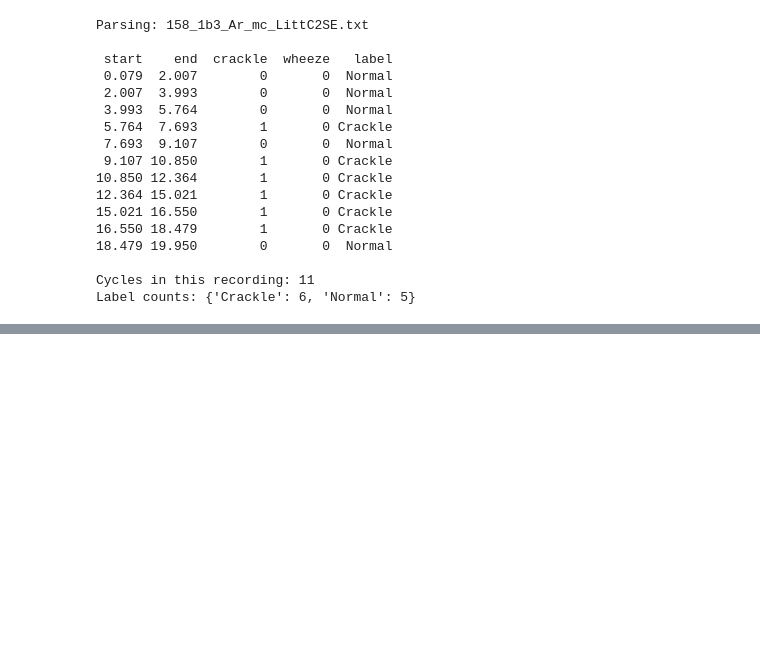
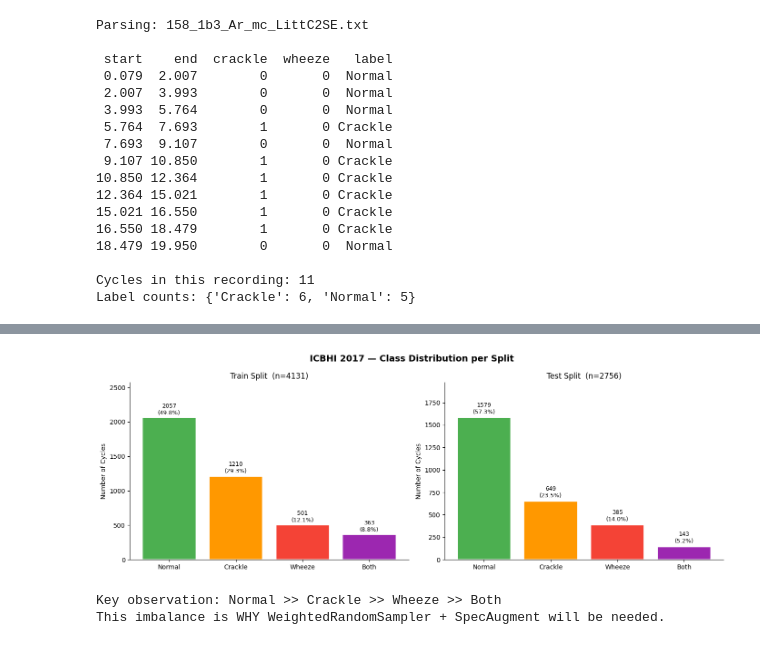
Before and after one commit to luqman-x/Pytorch-Practices, a Jupyter notebook: ICBHI Respiratory Classifier/Data&Audio_Fundementals.ipynb, the cells around one changed output, grey strips where cells are left out. Drawn from its saved outputs; the diff is of its cells as text; code cells hidden in the pictures; blank space fills up the shorter version.

```diff
--- a/ICBHI Respiratory Classifier/Data&Audio_Fundementals.ipynb
+++ b/ICBHI Respiratory Classifier/Data&Audio_Fundementals.ipynb
@@ -312,0 +307,13 @@ Content of /content/icbhi_dataset/raw/ICBHI_challenge_train_test.txt:
+# %%
+import pandas as pd
+
+split_df = pd.read_csv(
+    split_path,
+    sep=r"\s+",
+    header=None,
+    names=["filename", "split"]
+)
+
+print(split_df.head(10))
+print()
+print(split_df["split"].value_counts())
@@ -312,0 +348,5 @@ Content of /content/icbhi_dataset/raw/ICBHI_challenge_train_test.txt:
+# %%
+master_df = build_master_annotation(
+    CONFIG["raw_dir"],
+    CONFIG["splits_file"]
+)
@@ -312,0 +374,57 @@ Content of /content/icbhi_dataset/raw/ICBHI_challenge_train_test.txt:
+# %%
+def plot_class_distribution(master_df: pd.DataFrame):
+    """
+    Plot class counts for train and test splits side by side.
+    """
+    fig, axes = plt.subplots(1, 2, figsize=(14, 5))
+    fig.suptitle("ICBHI 2017 — Class Distribution per Split", fontsize=14, fontweight="bold")
+
+    colors = {
+        "Normal" : "#4CAF50",   # green — healthy
+        "Crackle": "#FF9800",   # orange — abnormal
+        "Wheeze" : "#F44336",   # red — abnormal
+        "Both"   : "#9C27B0",   # purple — most severe
+    }
+
+    for ax, split in zip(axes, ["train", "test"]):
+        split_df = master_df[master_df["split"] == split]
+        counts   = split_df["label"].value_counts()
+
+        # Reorder to match CONFIG["classes"] order
+        counts = counts.reindex(CONFIG["classes"], fill_value=0)
+
+        bars = ax.bar(
+            counts.index,
+            counts.values,
+            color=[colors[c] for c in counts.index],
+            edgecolor="white",
+            linewidth=1.2
+        )
+
+        # Annotate each bar with its count and percentage
+        total = counts.sum()
+        for bar, count in zip(bars, counts.values):
+            pct = 100 * count / total
+            ax.text(
+                bar.get_x() + bar.get_width() / 2,  # x: center of bar
+                bar.get_height() + 30,               # y: just above bar
+                f"{count}\n({pct:.1f}%)",            # label text
+                ha="center", va="bottom", fontsize=9
+            )
+
+        ax.set_title(f"{split.capitalize()} Split  (n={total})", fontsize=12)
+        ax.set_ylabel("Number of Cycles")
+        ax.set_ylim(0, counts.max() * 1.25)   # headroom for annotations
+        ax.spines[["top", "right"]].set_visible(False)
+
+    plt.tight_layout()
+    plt.savefig("class_distribution.png", dpi=150, bbox_inches="tight")
+    plt.show()
+    print("\nKey observation: Normal >> Crackle >> Wheeze >> Both")
+    print("This imbalance is WHY WeightedRandomSampler + SpecAugment will be needed.")
+
+plot_class_distribution(master_df)
+# %% [output]
+[figure, added]
+Key observation: Normal >> Crackle >> Wheeze >> Both
+This imbalance is WHY WeightedRandomSampler + SpecAugment will be needed.
```
Also changed, not shown: parts of 13 cells of this notebook.
